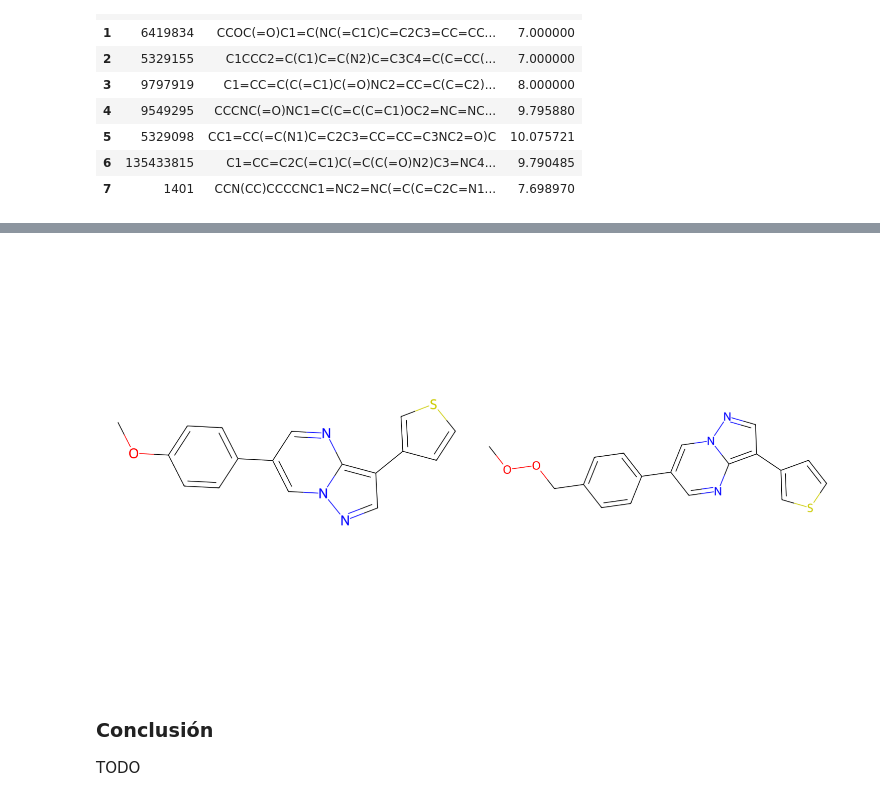
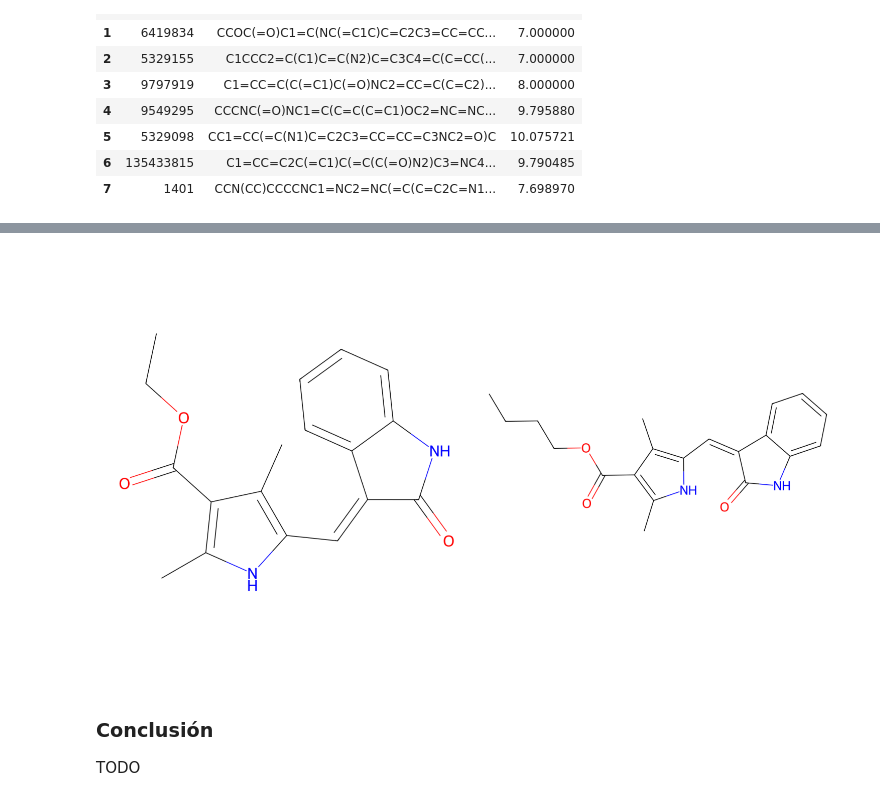
Before and after one commit to rromerov/Proyecto_Integrador, a Jupyter notebook: Demo/Demo.12.ipynb, the cells around one changed output, grey strips where cells are left out. Saved outputs shown, nothing was run; the diff lists cells and outputs as text; code cells hidden in the pictures.

```diff
--- a/Demo/Demo.12.ipynb
+++ b/Demo/Demo.12.ipynb
@@ -337,7 +349,7 @@ def remove_atoms_and_placeholder(smiles, num_atoms_to_remove=1):
 # Número de veces a ejecutar el generador por cada SMILE
 # Tomando en cuenta que por cada vez, se generan 5 smiles modificados
 # Pero que no todos son modificaciones atómicas válidas
-samples_per_smile = 5
+samples_per_smile = 3
 
 # Ejemplo de múltiples secuencias SMILES con placeholders en diferentes posiciones
 smiles_list = df_compounds['canonical_smiles']
@@ -759,7 +808,7 @@ merged_df_original_modified
 # %%
 # Supongamos que estos eran los valores mínimo y máximo originales de pIC50
-min_pIC50 = 2.389233405226729  # Reemplaza con el valor mínimo original de pIC50
-max_pIC50 = 10.638272163982407 # Reemplaza con el valor máximo original de pIC50
+min_pIC50 = 7  # Reemplaza con el valor mínimo original de pIC50
+max_pIC50 = 10.075721 # Reemplaza con el valor máximo original de pIC50
 
 # Función para desescalar manualmente
 def invert_scaling(scaled_value, min_val, max_val):
@@ -880,34 +965,34 @@ merged_df_original_modified[['Original_SMILES', 'Modified_SMILES', 'Differences'
 # %%
 # Función para visualizar moléculas lado a lado usando PIL y matplotlib en calidad Full HD
 def visualize_molecules(df, index):
     original_smiles = df.loc[index, 'Original_SMILES']
     modified_smiles = df.loc[index, 'Modified_SMILES']
 
     original_mol = Chem.MolFromSmiles(original_smiles)
     modified_mol = Chem.MolFromSmiles(modified_smiles)
 
     original_img = Draw.MolToImage(original_mol, size=(960, 1080))
     modified_img = Draw.MolToImage(modified_mol, size=(960, 1080))
 
     # Crear una nueva imagen en blanco lo suficientemente grande para ambas moléculas
     combined_img = Image.new('RGB', (1920, 1080))
     combined_img.paste(original_img, (0, 0))
     combined_img.paste(modified_img, (960, 0))
 
     return combined_img
 
 # Visualizar las moléculas de la primera fila
-image = visualize_molecules(merged_df_original_modified, 6)
+image = visualize_molecules(merged_df_original_modified, 5)
 
 # Ajustar el tamaño de la figura
 plt.figure(figsize=(19.2, 10.8))  # Ajusta el tamaño de la figura (ancho, alto) en pulgadas para mantener la relación 1920x1080
 
 # Mostrar la imagen usando matplotlib
 plt.imshow(image)
 plt.axis('off')  # Ocultar los ejes
 plt.show()
 # %% [output]
-[figure, old version]
+[figure, new version]
 # %% [markdown]
 ### Conclusión
 
```
Also changed, not shown: parts of 23 cells of this notebook.
